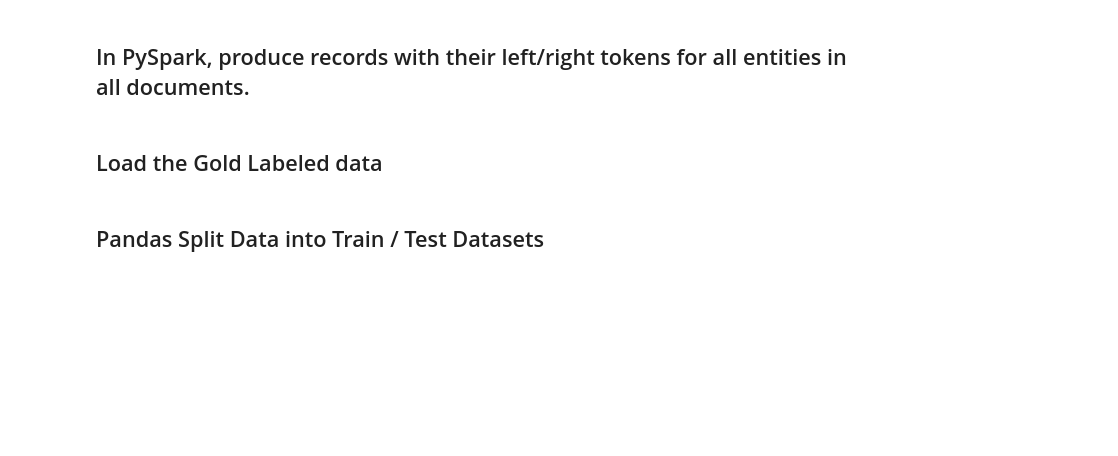
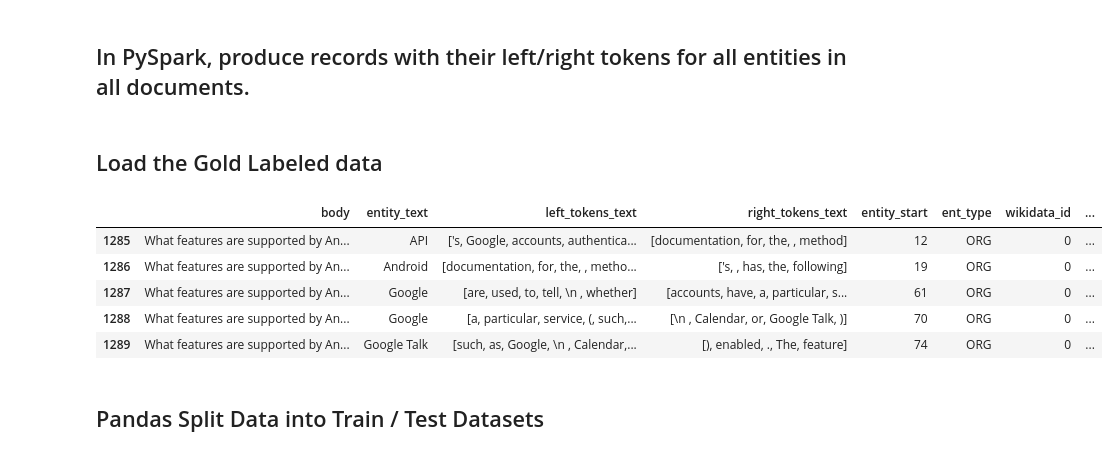
Before and after one commit to rjurney/weakly_supervised_learning_code, a Jupyter notebook: ch05/Snorkel.ipynb, the cells around one changed output. Drawn from its saved outputs; the diff is of its cells as text; code cells hidden in the pictures; blank space fills up the shorter version.

```diff
--- a/ch05/Snorkel.ipynb
+++ b/ch05/Snorkel.ipynb
@@ -397,20 +394,29 @@ entity_df = spark.read.parquet(entity_parquet_path)
 # %%
 import ast
 
 gold_path = PATHS['gold_labels'][PATH_SET].format(TAG_LIMIT)
 df_gold = pd.read_csv(gold_path)
 
 # Drop the index column, we have an index set
 df_gold = df_gold.drop(['Unnamed: 0'], axis=1)
 
+df_gold['left_text'] = df_gold['left_text'].fillna('')
+df_gold['right_text'] = df_gold['right_text'].fillna('')
 df_gold['left_tokens_text'] = df_gold['left_tokens_text'].apply(lambda x: ast.literal_eval(x))
 df_gold['right_tokens_text'] = df_gold['right_tokens_text'].apply(lambda x: ast.literal_eval(x))
 
 df_gold.tail()
 
 # Start the rest of the data after the point where the labeled data starts
-df_in = df_out.iloc[df_gold.index[-1] + 1:, :]
-df_in.head()
+# df_in = df_out.iloc[df_gold.index[-1] + 1:, :]
+# df_in.head()
+# %% [output]
+|  | body | entity_text | left_tokens_text | right_tokens_text | entity_start | ent_type | wikidata_id | ... |
+| 1285 | What features are supported by An... | API | ['s, Google, accounts, authentica... | [documentation, for, the, , method] | 12 | ORG | 0 | ... |
+| 1286 | What features are supported by An... | Android | [documentation, for, the, , metho... | ['s, , has, the, following] | 19 | ORG | 0 | ... |
+| 1287 | What features are supported by An... | Google | [are, used, to, tell, \n , whether] | [accounts, have, a, particular, s... | 61 | ORG | 0 | ... |
+| 1288 | What features are supported by An... | Google | [a, particular, service, (, such,... | [\n , Calendar, or, Google Talk, )] | 70 | ORG | 0 | ... |
+| 1289 | What features are supported by An... | Google Talk | [such, as, Google, \n , Calendar,... | [), enabled, ., The, feature] | 74 | ORG | 0 | ... |
 # %% [markdown]
 ## Pandas Split Data into Train / Test Datasets
 # %%
```
Also changed, not shown: parts of 13 cells of this notebook.
